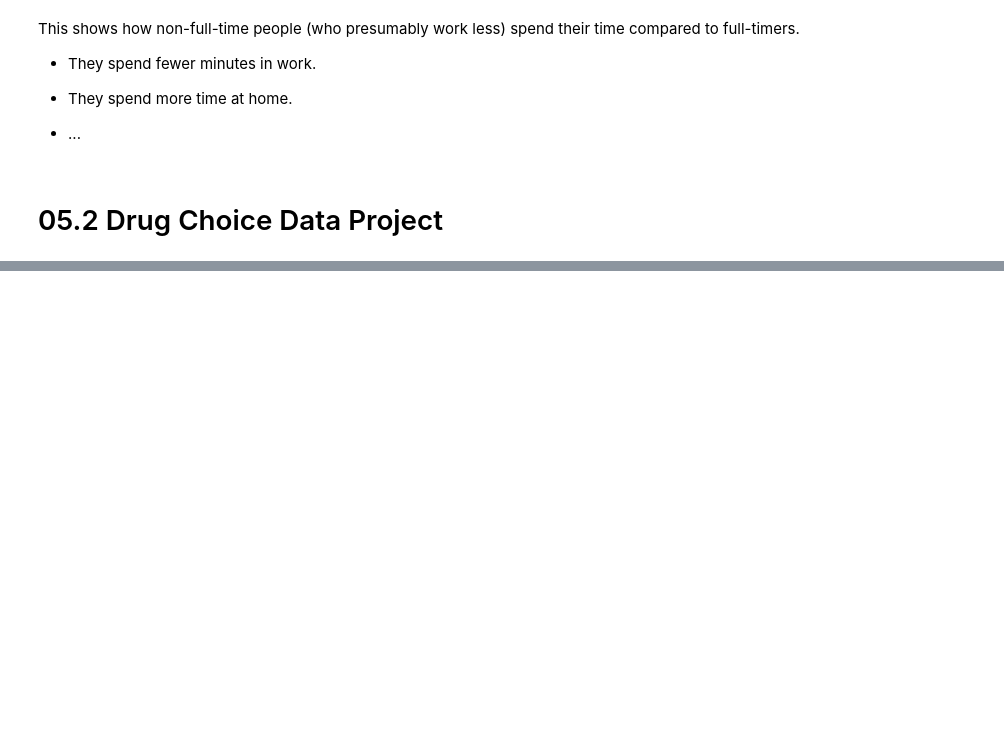
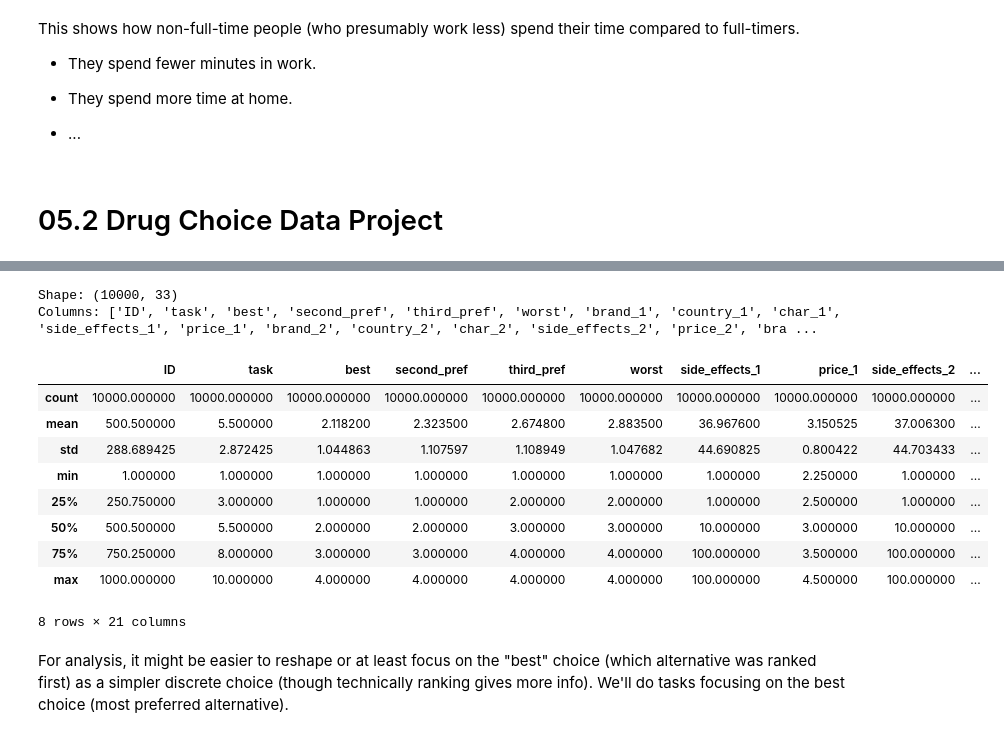
Before and after one commit to amanirad/cmc-python-intro, a Jupyter notebook: notebooks/05_timeuse_and_drug_choice_practice.ipynb, the cells around one changed output, grey strips where cells are left out. Drawn from its saved outputs; the diff is of its cells as text; code cells hidden in the pictures; blank space fills up the shorter version.

```diff
--- a/notebooks/05_timeuse_and_drug_choice_practice.ipynb
+++ b/notebooks/05_timeuse_and_drug_choice_practice.ipynb
@@ -226,0 +231,6 @@ This shows how non-full-time people (who presumably work less) spend their time
+# %%
+import pandas as pd
+
+df_drug = pd.read_csv("../data/raw/apollo_drugChoiceData.csv")
+print("Loaded drug choice data:", df_drug.shape)
+df_drug.head(3)
@@ -226,0 +266,19 @@ This shows how non-full-time people (who presumably work less) spend their time
+# %%
+print("Shape:", df_drug.shape)
+print("Columns:", df_drug.columns.tolist())
+df_drug.describe()
+# %% [output]
+Shape: (10000, 33)
+Columns: ['ID', 'task', 'best', 'second_pref', 'third_pref', 'worst', 'brand_1', 'country_1', 'char_1', 'side_effects_1', 'price_1', 'brand_2', 'country_2', 'char_2', 'side_effects_2', 'price_2', 'bra ...
+|  | ID | task | best | second_pref | third_pref | worst | side_effects_1 | price_1 | side_effects_2 | ... |
+| count | 10000.000000 | 10000.000000 | 10000.000000 | 10000.000000 | 10000.000000 | 10000.000000 | 10000.000000 | 10000.000000 | 10000.000000 | ... |
+| mean | 500.500000 | 5.500000 | 2.118200 | 2.323500 | 2.674800 | 2.883500 | 36.967600 | 3.150525 | 37.006300 | ... |
+| std | 288.689425 | 2.872425 | 1.044863 | 1.107597 | 1.108949 | 1.047682 | 44.690825 | 0.800422 | 44.703433 | ... |
+| min | 1.000000 | 1.000000 | 1.000000 | 1.000000 | 1.000000 | 1.000000 | 1.000000 | 2.250000 | 1.000000 | ... |
+| 25% | 250.750000 | 3.000000 | 1.000000 | 1.000000 | 2.000000 | 2.000000 | 1.000000 | 2.500000 | 1.000000 | ... |
+| 50% | 500.500000 | 5.500000 | 2.000000 | 2.000000 | 3.000000 | 3.000000 | 10.000000 | 3.000000 | 10.000000 | ... |
+| 75% | 750.250000 | 8.000000 | 3.000000 | 3.000000 | 4.000000 | 4.000000 | 100.000000 | 3.500000 | 100.000000 | ... |
+| max | 1000.000000 | 10.000000 | 4.000000 | 4.000000 | 4.000000 | 4.000000 | 100.000000 | 4.500000 | 100.000000 | ... |
+8 rows × 21 columns
+# %% [markdown]
+For analysis, it might be easier to reshape or at least focus on the "best" choice (which alternative was ranked first) as a simpler discrete choice (though technically ranking gives more info). We'll do tasks focusing on the best choice (most preferred alternative).
```
Also changed, not shown: parts of 20 cells of this notebook.
